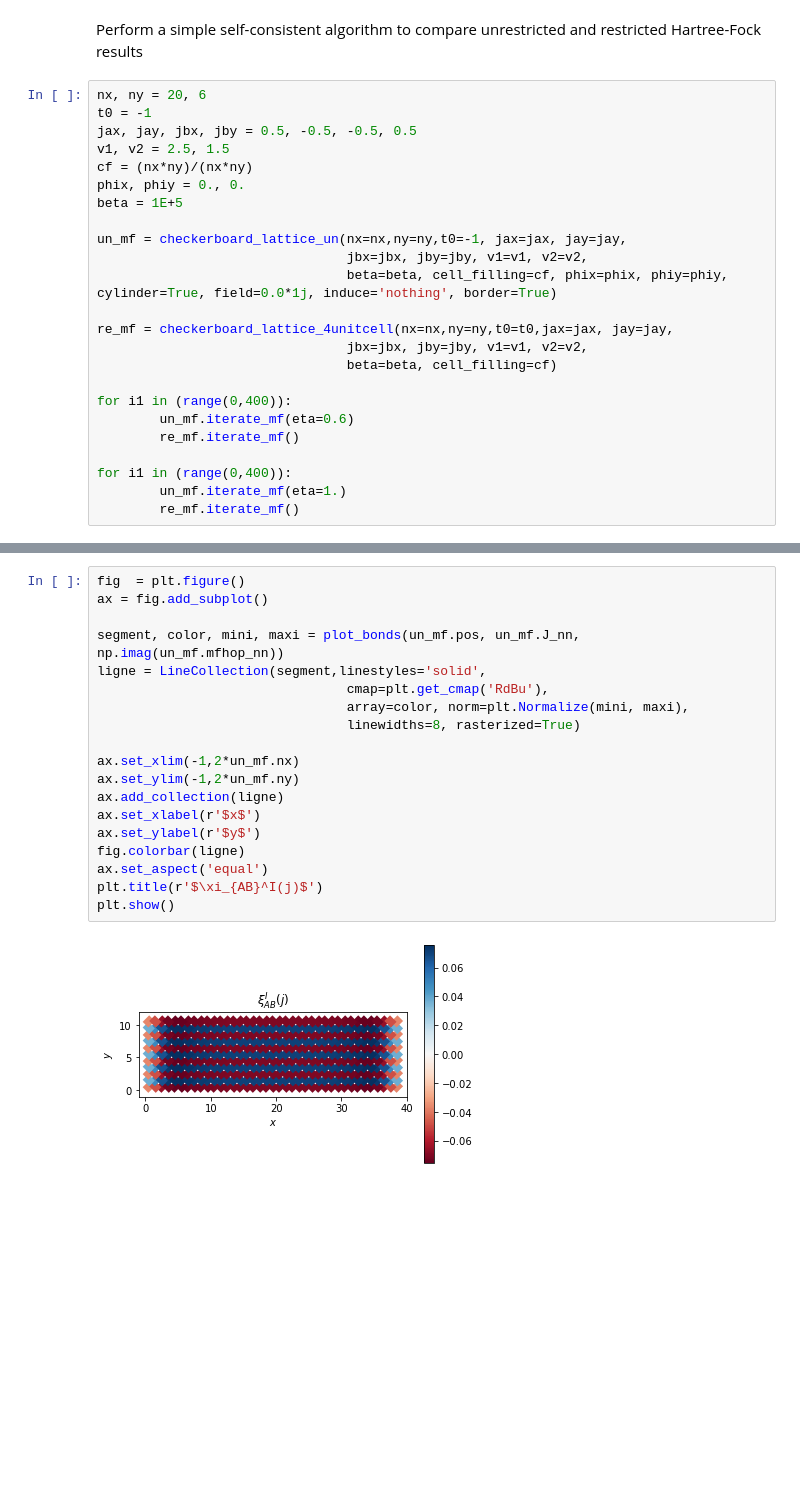
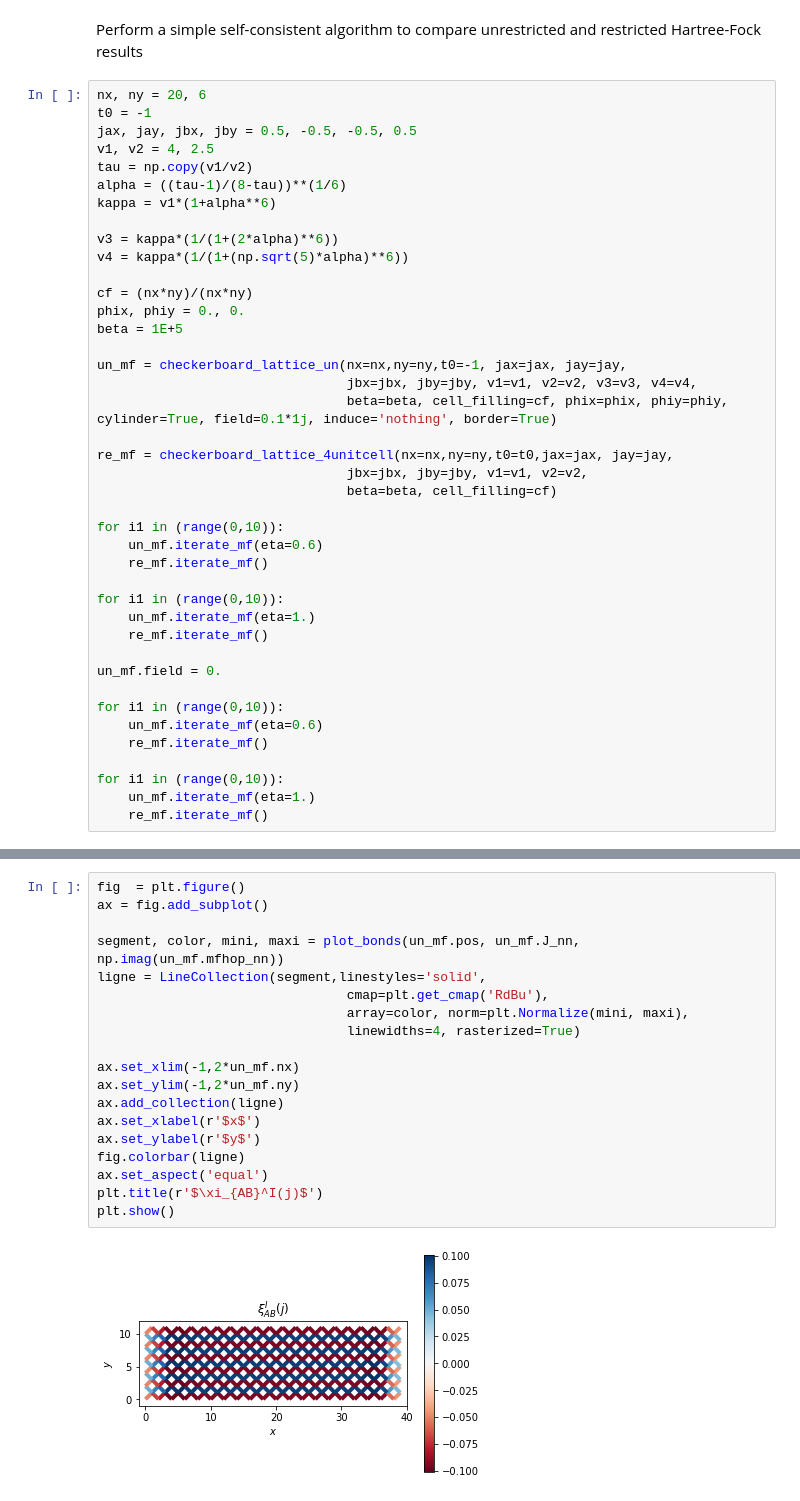
Before and after one commit to SergiJulia94/topological_mott_insulator, a Jupyter notebook: index.ipynb, the cells around one changed output, grey strips where cells are left out. Drawn from its saved outputs; the diff is of its cells as text; blank space fills up the shorter version.

```diff
--- a/index.ipynb
+++ b/index.ipynb
@@ -31,26 +31,43 @@ Perform a simple self-consistent algorithm to compare unrestricted and restricte
 nx, ny = 20, 6
 t0 = -1
 jax, jay, jbx, jby = 0.5, -0.5, -0.5, 0.5
-v1, v2 = 2.5, 1.5
+v1, v2 = 4, 2.5
+tau = np.copy(v1/v2)
+alpha = ((tau-1)/(8-tau))**(1/6)
+kappa = v1*(1+alpha**6)
+
+v3 = kappa*(1/(1+(2*alpha)**6))
+v4 = kappa*(1/(1+(np.sqrt(5)*alpha)**6))
+
 cf = (nx*ny)/(nx*ny)
 phix, phiy = 0., 0.
 beta = 1E+5
 
 un_mf = checkerboard_lattice_un(nx=nx,ny=ny,t0=-1, jax=jax, jay=jay,
-		                        jbx=jbx, jby=jby, v1=v1, v2=v2,
-		                        beta=beta, cell_filling=cf, phix=phix, phiy=phiy, cylinder=True, field=0.0*1j, induce='nothing', border=True)
+		                        jbx=jbx, jby=jby, v1=v1, v2=v2, v3=v3, v4=v4,
+		                        beta=beta, cell_filling=cf, phix=phix, phiy=phiy, cylinder=True, field=0.1*1j, induce='nothing', border=True)
 
 re_mf = checkerboard_lattice_4unitcell(nx=nx,ny=ny,t0=t0,jax=jax, jay=jay,
 		                        jbx=jbx, jby=jby, v1=v1, v2=v2,
 		                        beta=beta, cell_filling=cf)
 
-for i1 in (range(0,400)):
-        un_mf.iterate_mf(eta=0.6)
-        re_mf.iterate_mf()
+for i1 in (range(0,10)):
+    un_mf.iterate_mf(eta=0.6)
+    re_mf.iterate_mf()
 
-for i1 in (range(0,400)):
-        un_mf.iterate_mf(eta=1.)
-        re_mf.iterate_mf()
+for i1 in (range(0,10)):
+    un_mf.iterate_mf(eta=1.)
+    re_mf.iterate_mf()
+
+un_mf.field = 0.
+
+for i1 in (range(0,10)):
+    un_mf.iterate_mf(eta=0.6)
+    re_mf.iterate_mf()
+
+for i1 in (range(0,10)):
+    un_mf.iterate_mf(eta=1.)
+    re_mf.iterate_mf()
 # %%
 fig  = plt.figure()
 ax = fig.add_subplot()
@@ -71,24 +88,24 @@ plt.show()
 # %%
 fig  = plt.figure()
 ax = fig.add_subplot()
 
 segment, color, mini, maxi = plot_bonds(un_mf.pos, un_mf.J_nn, np.imag(un_mf.mfhop_nn))
 ligne = LineCollection(segment,linestyles='solid',
                                 cmap=plt.get_cmap('RdBu'),
                                 array=color, norm=plt.Normalize(mini, maxi),
-                                linewidths=8, rasterized=True)
+                                linewidths=4, rasterized=True)
 
 ax.set_xlim(-1,2*un_mf.nx)
 ax.set_ylim(-1,2*un_mf.ny)
 ax.add_collection(ligne)
 ax.set_xlabel(r'$x$')
 ax.set_ylabel(r'$y$')
 fig.colorbar(ligne)
 ax.set_aspect('equal')
 plt.title(r'$\xi_{AB}^I(j)$')
 plt.show()
 # %% [output]
-[figure, old version]
+[figure, new version]
 # %%
 fig  = plt.figure()
 ax = fig.add_subplot()
```
Also changed, not shown: parts of 3 cells of this notebook, 2 other files.
